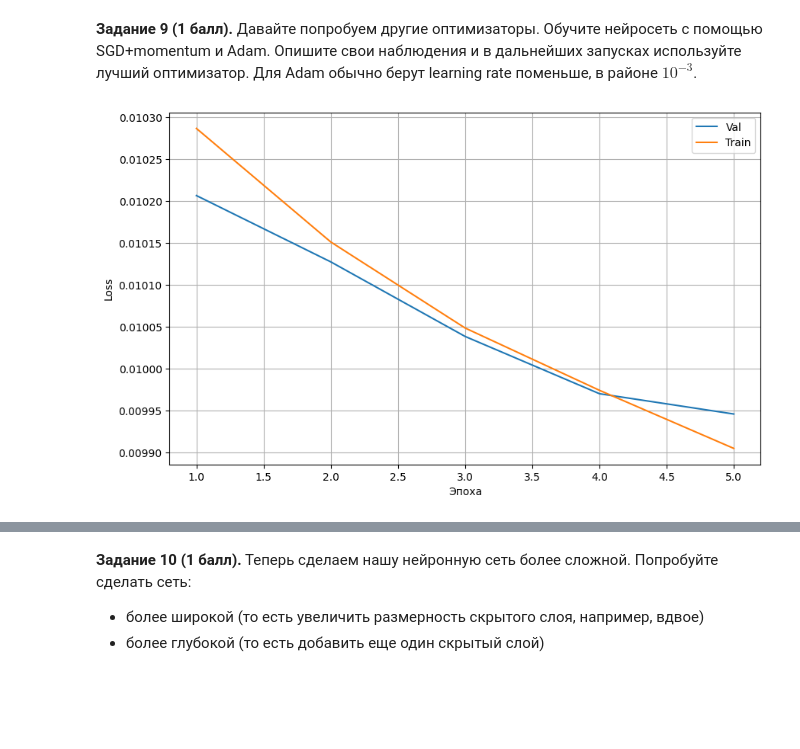
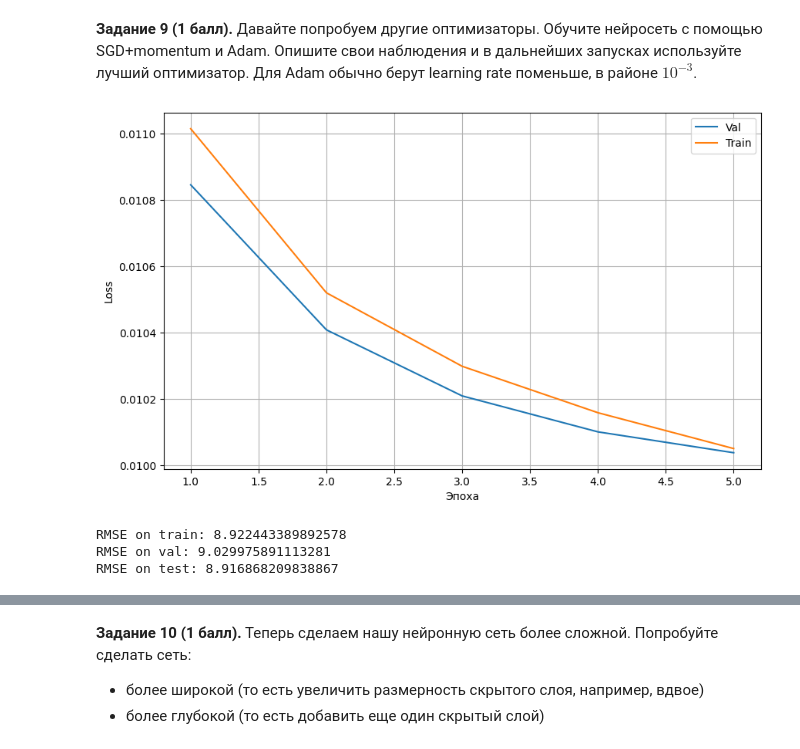
Before and after one commit to Aleksander-23443/iad_dl, a Jupyter notebook: dz1_iad/homework_01.ipynb, the cells around one changed output, grey strips where cells are left out. Saved outputs shown, nothing was run; the diff lists cells and outputs as text; code cells hidden in the pictures; blank space fills up the shorter version.

```diff
--- a/dz1_iad/homework_01.ipynb
+++ b/dz1_iad/homework_01.ipynb
@@ -770,12 +770,12 @@ RMSE on test: 9.072359085083008
 # %%
 # your code here  ( ཀ ʖ̯ ཀ)
 set_global_seed(SEED)
 reg_moment = NetForSongsRegression(X_train_norm.shape[1]).to(device)
-optimizer = torch.optim.SGD(reg_net_norm_values.parameters(), lr=0.01, momentum=0.9)
+optimizer = torch.optim.SGD(reg_moment.parameters(), lr=0.01, momentum=0.9)
 loss = nn.MSELoss()
-train(reg_net_norm_values, optimizer, loss, data_train_value_norm,data_test_value_norm,20,task='reg')
+train(reg_moment, optimizer, loss, data_train_value_norm,data_test_value_norm,5,task='reg')
 # %% [output]
-[figure, old version]
+[figure, new version]
 # %%
 pred_val = denormalize(predict(reg_moment, data_val_value_norm , task='reg'))
 pred_train = denormalize(predict(reg_moment,data_train_value_norm_eval , task='reg'))
@@ -788,3 +788,7 @@ rmse_test = ((pred_test - y_test_tensor.reshape(-1, 1)) ** 2).mean().sqrt()
 print(f"RMSE on train: {rmse_train}")
 print(f"RMSE on val: {rmse_val}")
 print(f"RMSE on test: {rmse_test}")
+# %% [output]
+RMSE on train: 8.922443389892578
+RMSE on val: 9.029975891113281
+RMSE on test: 8.916868209838867
```
Also changed, not shown: parts of 2 cells of this notebook.
